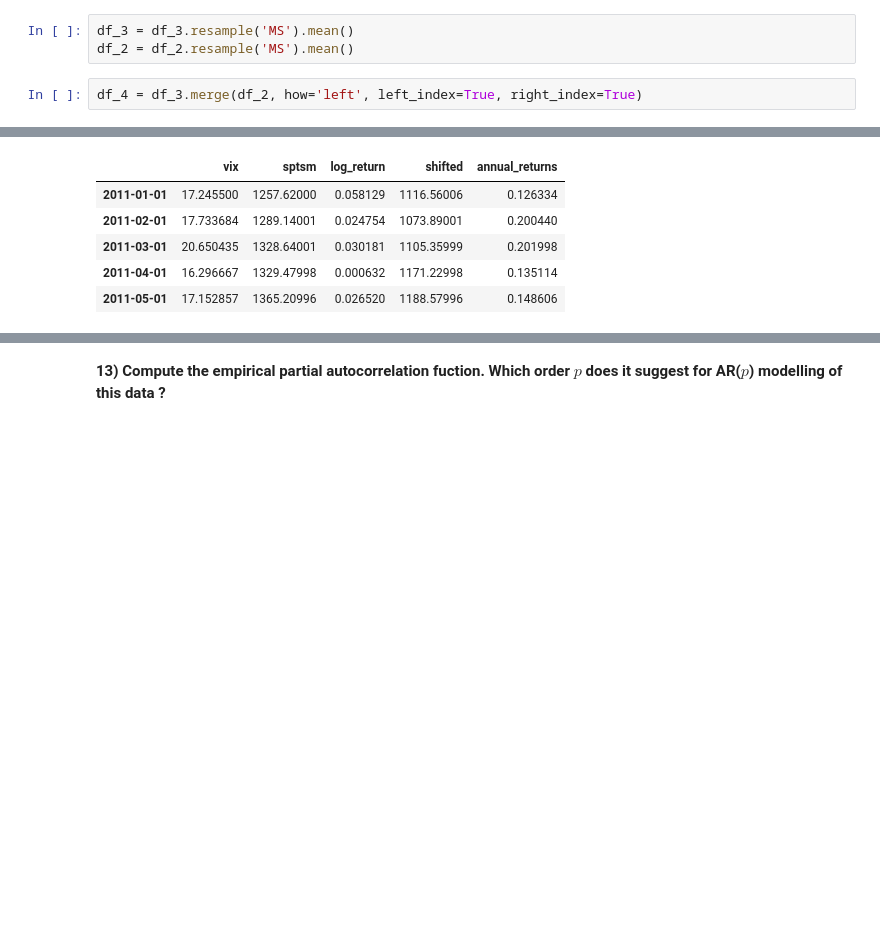
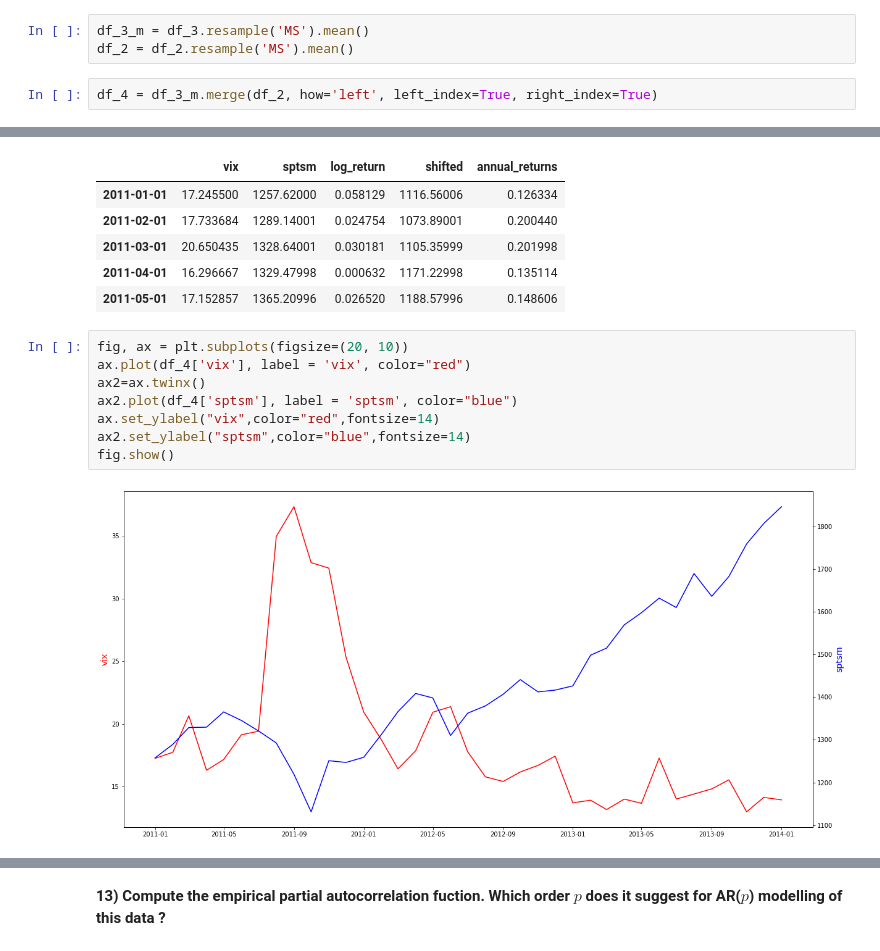
Before and after one commit to SushiFou/Time-Series---Financial-Data-, a Jupyter notebook: TP1_Time_Series_Kervella.ipynb, the cells around one changed output, grey strips where cells are left out. Cells and saved outputs as stored; diff of their text form; blank space fills up the shorter version.

Commit message:
vix_sptsm_neg_correlation

```diff
--- a/TP1_Time_Series_Kervella.ipynb
+++ b/TP1_Time_Series_Kervella.ipynb
@@ -645,10 +647,10 @@ There is 756  day in our dataset
 df_3 = data_3["vix"]
 df_3.set_index(nbr_working_day,inplace=True)
 # %%
-df_3 = df_3.resample('MS').mean()
+df_3_m = df_3.resample('MS').mean()
 df_2 = df_2.resample('MS').mean()
 # %%
-df_4 = df_3.merge(df_2, how='left', left_index=True, right_index=True)
+df_4 = df_3_m.merge(df_2, how='left', left_index=True, right_index=True)
 # %%
 df_4.head()
 # %% [output]
@@ -658,3 +660,13 @@ df_4.head()
 | 2011-03-01 | 20.650435 | 1328.64001 | 0.030181 | 1105.35999 | 0.201998 |
 | 2011-04-01 | 16.296667 | 1329.47998 | 0.000632 | 1171.22998 | 0.135114 |
 | 2011-05-01 | 17.152857 | 1365.20996 | 0.026520 | 1188.57996 | 0.148606 |
+# %%
+fig, ax = plt.subplots(figsize=(20, 10))
+ax.plot(df_4['vix'], label = 'vix', color="red")
+ax2=ax.twinx()
+ax2.plot(df_4['sptsm'], label = 'sptsm', color="blue")
+ax.set_ylabel("vix",color="red",fontsize=14)
+ax2.set_ylabel("sptsm",color="blue",fontsize=14)
+fig.show()
+# %% [output]
+[figure, added]
```
Also changed, not shown: parts of 3 cells of this notebook.
